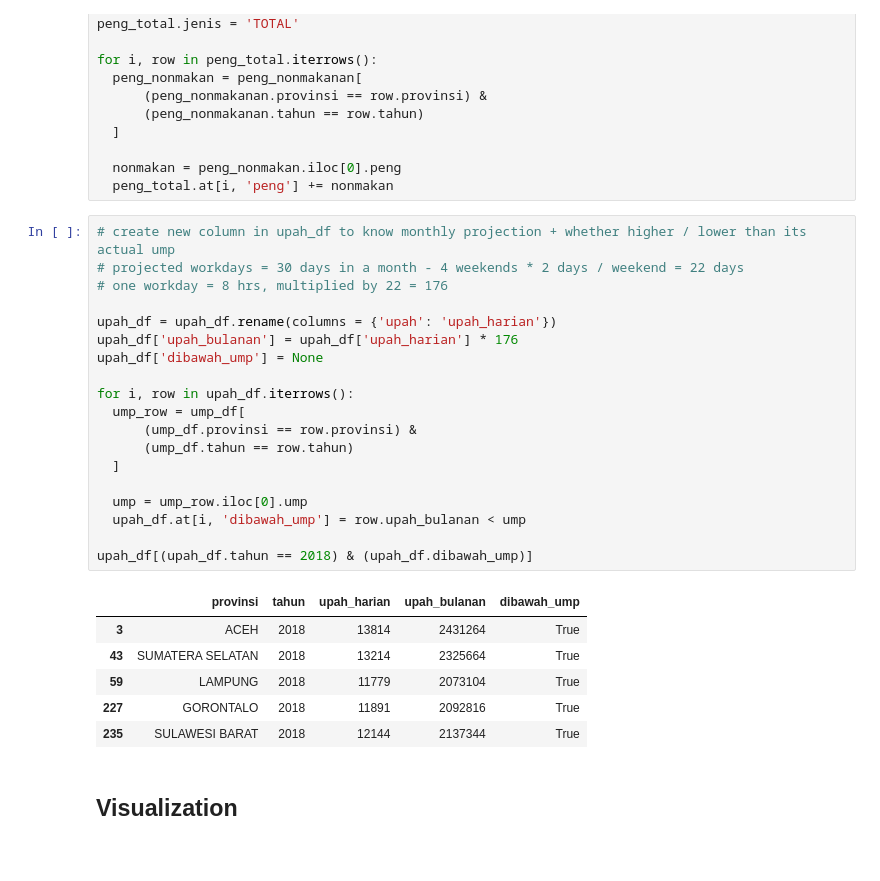
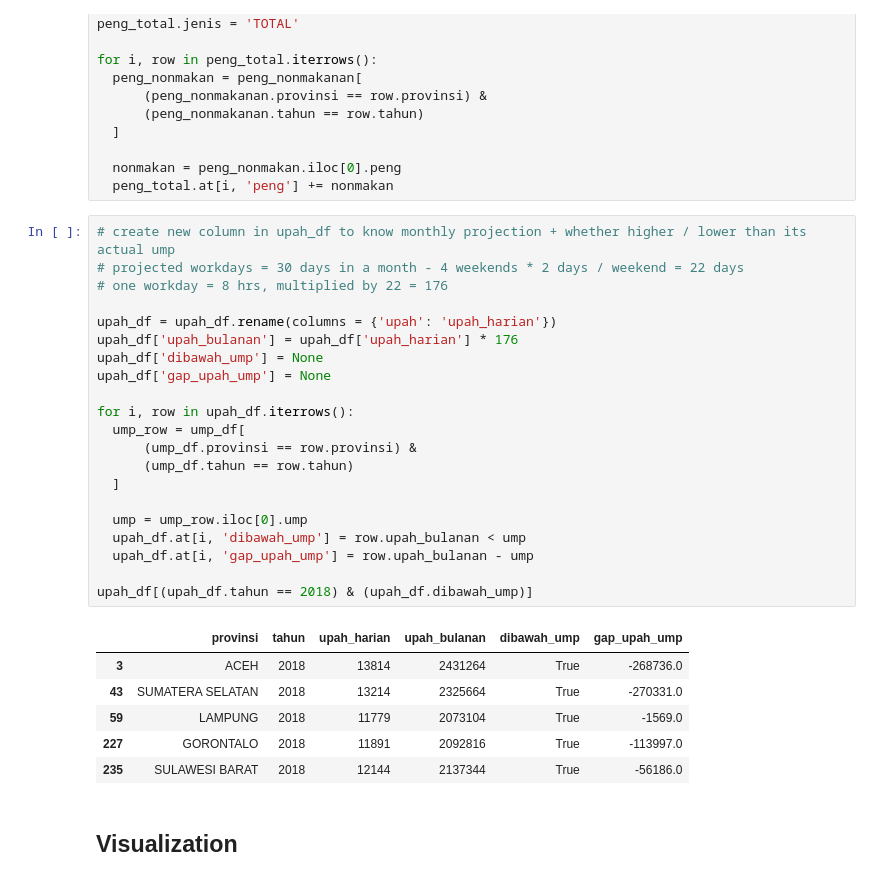
Before and after one commit to owencwijaya/tubes-01-visdat, a Jupyter notebook: dataset-kesejahteraan.ipynb, the cells around one changed output. Saved outputs shown, nothing was run; the diff lists cells and outputs as text.

```diff
--- a/dataset-kesejahteraan.ipynb
+++ b/dataset-kesejahteraan.ipynb
@@ -260,29 +260,31 @@ for i, row in peng_total.iterrows():
 # %%
 # create new column in upah_df to know monthly projection + whether higher / lower than its actual ump
 # projected workdays = 30 days in a month - 4 weekends * 2 days / weekend = 22 days
 # one workday = 8 hrs, multiplied by 22 = 176
 
 upah_df = upah_df.rename(columns = {'upah': 'upah_harian'})
 upah_df['upah_bulanan'] = upah_df['upah_harian'] * 176
 upah_df['dibawah_ump'] = None
+upah_df['gap_upah_ump'] = None
 
 for i, row in upah_df.iterrows():
   ump_row = ump_df[
       (ump_df.provinsi == row.provinsi) &
       (ump_df.tahun == row.tahun)
   ]
 
   ump = ump_row.iloc[0].ump
   upah_df.at[i, 'dibawah_ump'] = row.upah_bulanan < ump
+  upah_df.at[i, 'gap_upah_ump'] = row.upah_bulanan - ump
 
 upah_df[(upah_df.tahun == 2018) & (upah_df.dibawah_ump)]
 # %% [output]
-|  | provinsi | tahun | upah_harian | upah_bulanan | dibawah_ump |
-| 3 | ACEH | 2018 | 13814 | 2431264 | True |
-| 43 | SUMATERA SELATAN | 2018 | 13214 | 2325664 | True |
-| 59 | LAMPUNG | 2018 | 11779 | 2073104 | True |
-| 227 | GORONTALO | 2018 | 11891 | 2092816 | True |
-| 235 | SULAWESI BARAT | 2018 | 12144 | 2137344 | True |
+|  | provinsi | tahun | upah_harian | upah_bulanan | dibawah_ump | gap_upah_ump |
+| 3 | ACEH | 2018 | 13814 | 2431264 | True | -268736.0 |
+| 43 | SUMATERA SELATAN | 2018 | 13214 | 2325664 | True | -270331.0 |
+| 59 | LAMPUNG | 2018 | 11779 | 2073104 | True | -1569.0 |
+| 227 | GORONTALO | 2018 | 11891 | 2092816 | True | -113997.0 |
+| 235 | SULAWESI BARAT | 2018 | 12144 | 2137344 | True | -56186.0 |
 # %% [markdown]
 ## Visualization
 # %%
```
Also changed, not shown: parts of 5 cells of this notebook.
